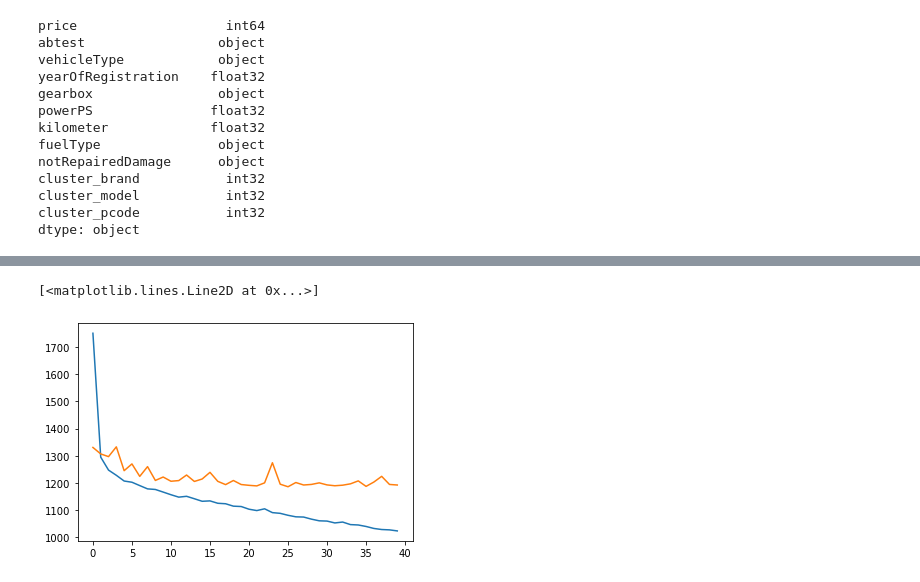
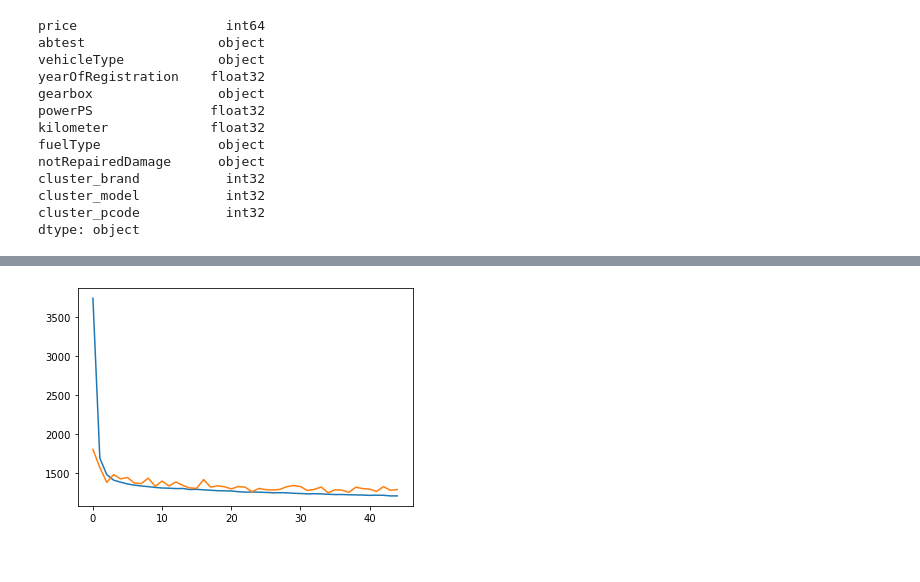
Before and after one commit to mibanell/cars, a Jupyter notebook: create_model.ipynb, the cells around one changed output, grey strips where cells are left out. Cells and saved outputs as stored; diff of their text form; code cells hidden in the pictures.

```diff
--- a/create_model.ipynb
+++ b/create_model.ipynb
@@ -78,8 +101,22 @@ def feature_columns(data, dataset):
 
     return(feature_layer)
 # %%
-train = preprocessing_fn(path='data/train.csv', na_encoding='data/gearbox_powerps_na.csv', norm_params='data/numerical_features_normalization.csv', brand_clusters='data/brand_clusters.csv', model_clusters='data/model_clusters.csv', postalcode_clusters='data/postalcode_clusters.csv')
-val = preprocessing_fn(path='data/val.csv', na_encoding='data/gearbox_powerps_na.csv', norm_params='data/numerical_features_normalization.csv', brand_clusters='data/brand_clusters.csv', model_clusters='data/model_clusters.csv', postalcode_clusters='data/postalcode_clusters.csv')
+train = preprocessing_fn(
+    path='data/train.csv',
+    na_encoding='data/gearbox_powerps_na.csv',
+    norm_params='data/numerical_features_normalization.csv',
+    brand_clusters='data/brand_clusters.csv',
+    model_clusters='data/model_clusters.csv',
+    postalcode_clusters='data/postalcode_clusters.csv'
+)
+val = preprocessing_fn(
+    path='data/val.csv',
+    na_encoding='data/gearbox_powerps_na.csv',
+    norm_params='data/numerical_features_normalization.csv',
+    brand_clusters='data/brand_clusters.csv',
+    model_clusters='data/model_clusters.csv',
+    postalcode_clusters='data/postalcode_clusters.csv'
+)
 
 print(train.shape)
 print(val.shape)
@@ -110,34 +147,64 @@ feature_layer = feature_columns(train, train_ds)
 # %%
 dp_rate = 0.1
 lr = 0.001
-beta_1 = 0.9
-hu = 150
+hu = 300
+momentum = 0.9
 
 model = keras.Sequential([
     feature_layer,
-    layers.Dense(300, activation='relu'),
-    layers.Dense(300, activation='relu'),
-    layers.Dense(300, activation='relu'),
-    layers.Dense(300, activation='relu'),
-    layers.Dense(300, activation='relu'),
-    layers.Dense(300, activation='relu'),
-    layers.Dense(300, activation='relu'),
-    layers.Dense(300, activation='relu'),
-    layers.Dense(300, activation='relu'),
+    layers.Dense(hu),
+    layers.Activation('relu'),
+    layers.BatchNormalization(momentum=momentum),
+    layers.Dropout(rate=dp_rate),
+    layers.Dense(hu),
+    layers.Activation('relu'),
+    layers.BatchNormalization(momentum=momentum),
+    layers.Dropout(rate=dp_rate),
+    layers.Dense(hu),
+    layers.Activation('relu'),
+    layers.BatchNormalization(momentum=momentum),
+    layers.Dropout(rate=dp_rate),
+    layers.Dense(hu),
+    layers.Activation('relu'),
+    layers.BatchNormalization(momentum=momentum),
+    layers.Dropout(rate=dp_rate),
+    layers.Dense(hu),
+    layers.Activation('relu'),
+    layers.BatchNormalization(momentum=momentum),
+    layers.Dropout(rate=dp_rate),
+    layers.Dense(hu),
+    layers.Activation('relu'),
+    layers.BatchNormalization(momentum=momentum),
+    layers.Dropout(rate=dp_rate),
+    layers.Dense(hu),
+    layers.Activation('relu'),
+    layers.BatchNormalization(momentum=momentum),
+    layers.Dropout(rate=dp_rate),
+    layers.Dense(hu),
+    layers.Activation('relu'),
+    layers.BatchNormalization(momentum=momentum),
+    layers.Dropout(rate=dp_rate),
+    layers.Dense(hu),
+    layers.Activation('relu'),
+    layers.BatchNormalization(momentum=momentum),
+    layers.Dropout(rate=dp_rate),
+    layers.Dense(hu),
+    layers.Activation('relu'),
     layers.Dense(1, activation='relu')
 ])
 
 # Compile Keras model
 model.compile(
-    loss='mean_absolute_error',
+    loss='mean_squared_error',
     metrics=['mean_absolute_error','mean_squared_error'],
-    optimizer=keras.optimizers.Adam(learning_rate=lr, beta_1=beta_1))
+    optimizer=keras.optimizers.Adam(learning_rate=lr))
 
 # fit model
 history = model.fit(
     train_ds,
     validation_data=val_ds,
-    epochs=40
+    epochs=60,
+    callbacks=[tf.keras.callbacks.EarlyStopping(monitor='val_loss', patience=10)]
 )
 
 # get results
@@ -146,4 +213,5 @@ hist['epoch'] = history.epoch
 
 plt.plot(hist.epoch, hist.mean_absolute_error)
 plt.plot(hist.epoch, hist.val_mean_absolute_error)
+plt.show()
 # %% [output]
@@ -167,5 +235,4 @@ Epoch 40/40
-[<matplotlib.lines.Line2D at 0x...>]
-[figure, old version]
+[figure, new version]
 # %%
 hist
 # %% [output]
```
Also changed, not shown: parts of 22 cells of this notebook, 1 other file.
